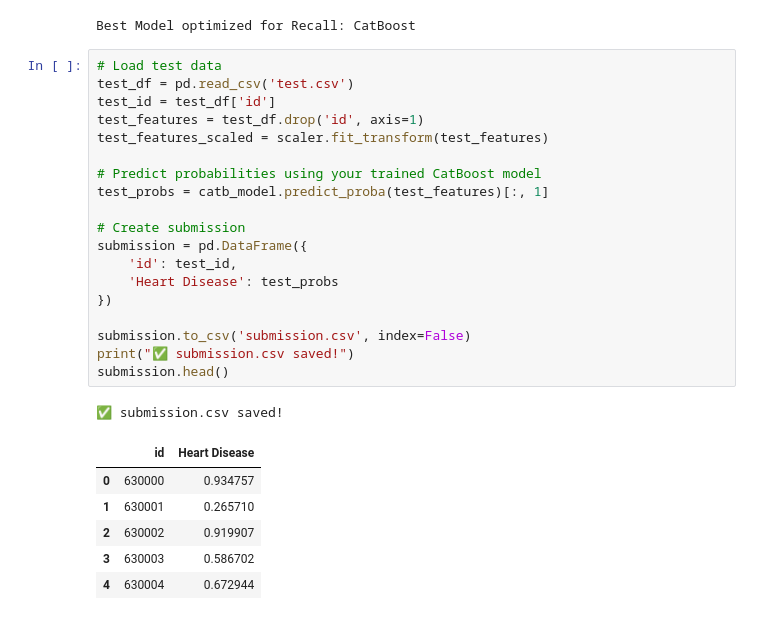
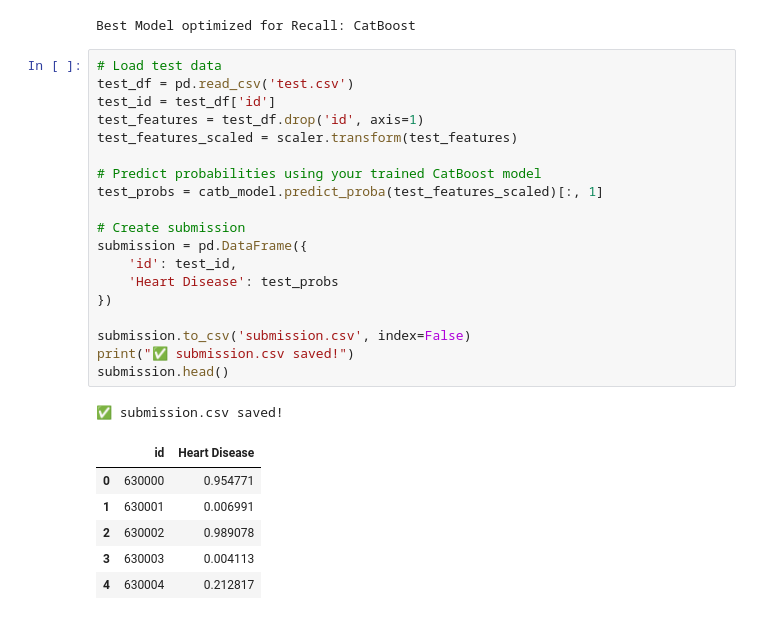
Before and after one commit to VIVPM/heart-disease-prediction, a Jupyter notebook: heart_disease_prediction.ipynb, the cells around one changed output. Drawn from its saved outputs; the diff is of its cells as text.

```diff
--- a/heart_disease_prediction.ipynb
+++ b/heart_disease_prediction.ipynb
@@ -444,27 +444,27 @@ Best Model optimized for Recall: CatBoost
 # %%
 # Load test data
 test_df = pd.read_csv('test.csv')
 test_id = test_df['id']
 test_features = test_df.drop('id', axis=1)
-test_features_scaled = scaler.fit_transform(test_features)
+test_features_scaled = scaler.transform(test_features)
 
 # Predict probabilities using your trained CatBoost model
-test_probs = catb_model.predict_proba(test_features)[:, 1]
+test_probs = catb_model.predict_proba(test_features_scaled)[:, 1]
 
 # Create submission
 submission = pd.DataFrame({
     'id': test_id,
     'Heart Disease': test_probs
 })
 
 submission.to_csv('submission.csv', index=False)
 print("✅ submission.csv saved!")
 submission.head()
 # %% [output]
 ✅ submission.csv saved!
 |  | id | Heart Disease |
-| 0 | 630000 | 0.934757 |
-| 1 | 630001 | 0.265710 |
-| 2 | 630002 | 0.919907 |
-| 3 | 630003 | 0.586702 |
-| 4 | 630004 | 0.672944 |
+| 0 | 630000 | 0.954771 |
+| 1 | 630001 | 0.006991 |
+| 2 | 630002 | 0.989078 |
+| 3 | 630003 | 0.004113 |
+| 4 | 630004 | 0.212817 |
```
Also changed, not shown: 6 other files.
